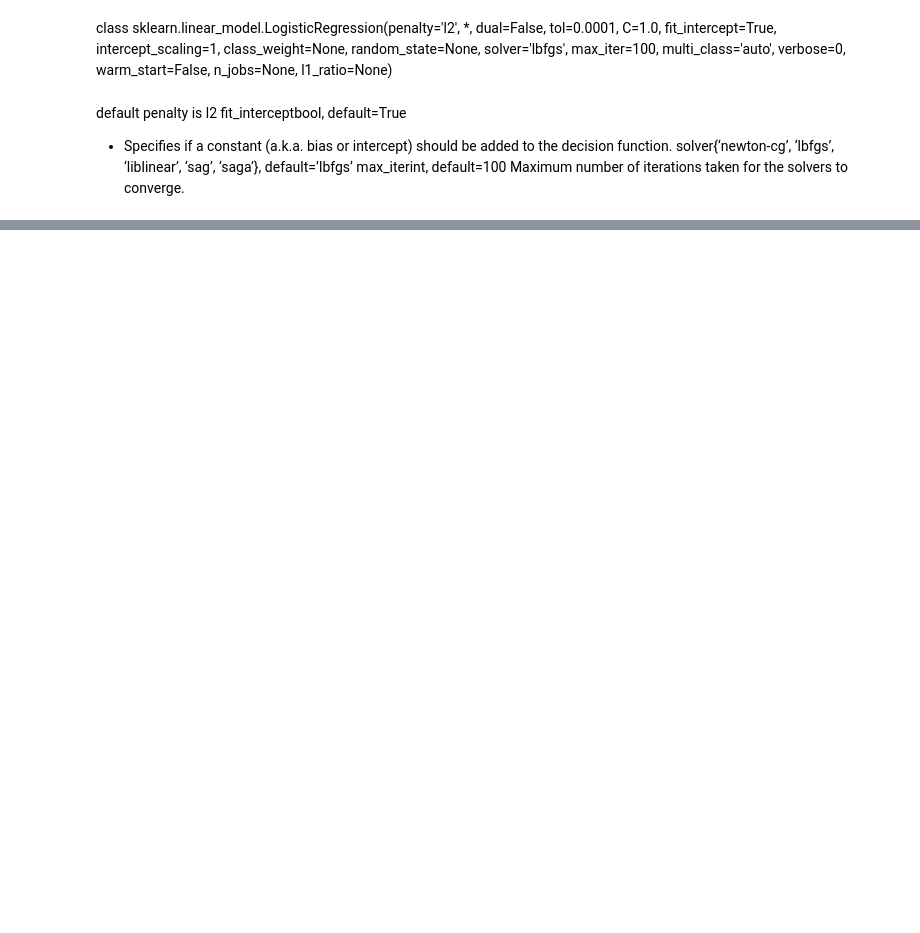
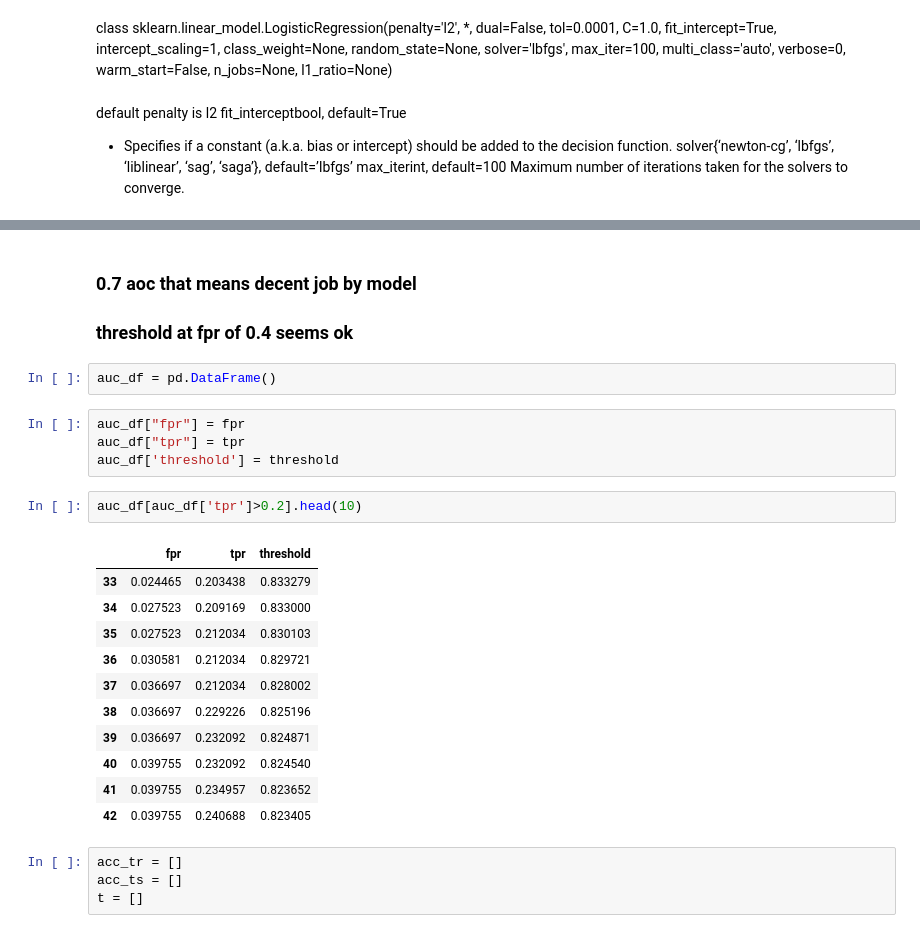
Before and after one commit to Smit131/DS-assignments-python, a Jupyter notebook: Logistic Regression/JupyCode.ipynb, the cells around one changed output, grey strips where cells are left out. Saved outputs shown, nothing was run; the diff lists cells and outputs as text; blank space fills up the shorter version.

```diff
--- a/Logistic Regression/JupyCode.ipynb
+++ b/Logistic Regression/JupyCode.ipynb
@@ -250,0 +461,27 @@ mark1 = LogisticRegression()
+# %% [markdown]
+### 0.7 aoc that means decent job by model
+### threshold at fpr of 0.4 seems ok
+# %%
+auc_df = pd.DataFrame()
+# %%
+auc_df["fpr"] = fpr
+auc_df["tpr"] = tpr
+auc_df['threshold'] = threshold
+# %%
+auc_df[auc_df['tpr']>0.2].head(10)
+# %% [output]
+|  | fpr | tpr | threshold |
+| 33 | 0.024465 | 0.203438 | 0.833279 |
+| 34 | 0.027523 | 0.209169 | 0.833000 |
+| 35 | 0.027523 | 0.212034 | 0.830103 |
+| 36 | 0.030581 | 0.212034 | 0.829721 |
+| 37 | 0.036697 | 0.212034 | 0.828002 |
+| 38 | 0.036697 | 0.229226 | 0.825196 |
+| 39 | 0.036697 | 0.232092 | 0.824871 |
+| 40 | 0.039755 | 0.232092 | 0.824540 |
+| 41 | 0.039755 | 0.234957 | 0.823652 |
+| 42 | 0.039755 | 0.240688 | 0.823405 |
+# %%
+acc_tr = []
+acc_ts = []
+t = []
```
Also changed, not shown: parts of 50 cells of this notebook, 3 other files.
